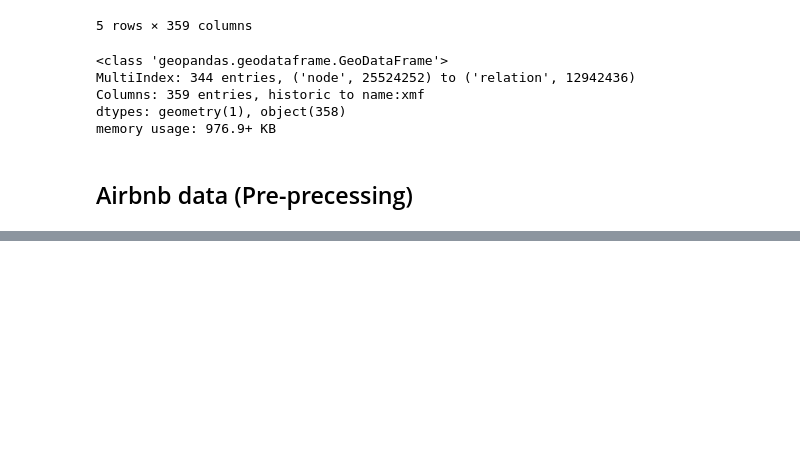
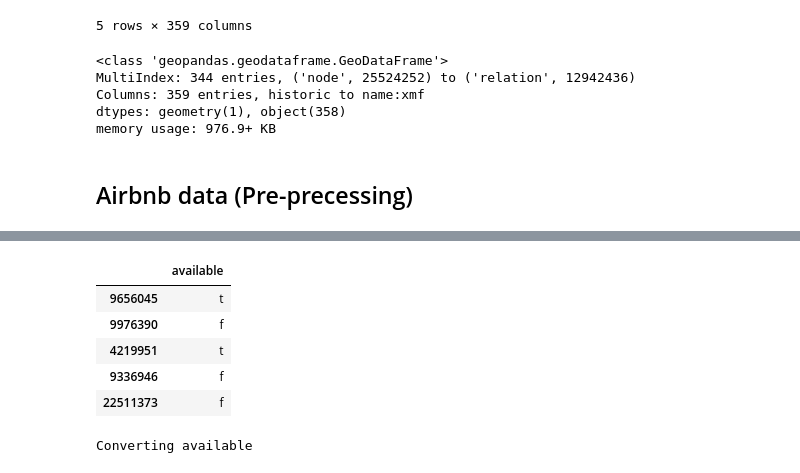
Before and after one commit to JinJiang22/fsds_GroupWork, a Jupyter notebook: Reproducible Analysis.ipynb, the cells around one changed output, grey strips where cells are left out. Cells and saved outputs as stored; diff of their text form; code cells hidden in the pictures; blank space fills up the shorter version.

```diff
--- a/Reproducible Analysis.ipynb
+++ b/Reproducible Analysis.ipynb
@@ -132,0 +176,17 @@ Aim: calculate the availablity for each Airbnb listing in 2019 and 2022.
+# %%
+bools = ['available']
+IA_cal_2022.sample(5, random_state=43)[bools]
+# %% [output]
+|  | available |
+| 9656045 | t |
+| 9976390 | f |
+| 4219951 | t |
+| 9336946 | f |
+| 22511373 | f |
+# %%
+# to map 't' and 'f' to True and False
+for b in bools:
+    print(f"Converting {b}")
+    IA_cal_2022[b] = IA_cal_2022[b].replace({'f':False, 't':True}).astype('bool')
+# %% [output]
+Converting available
```
Also changed, not shown: parts of 11 cells of this notebook, 1 other file.
